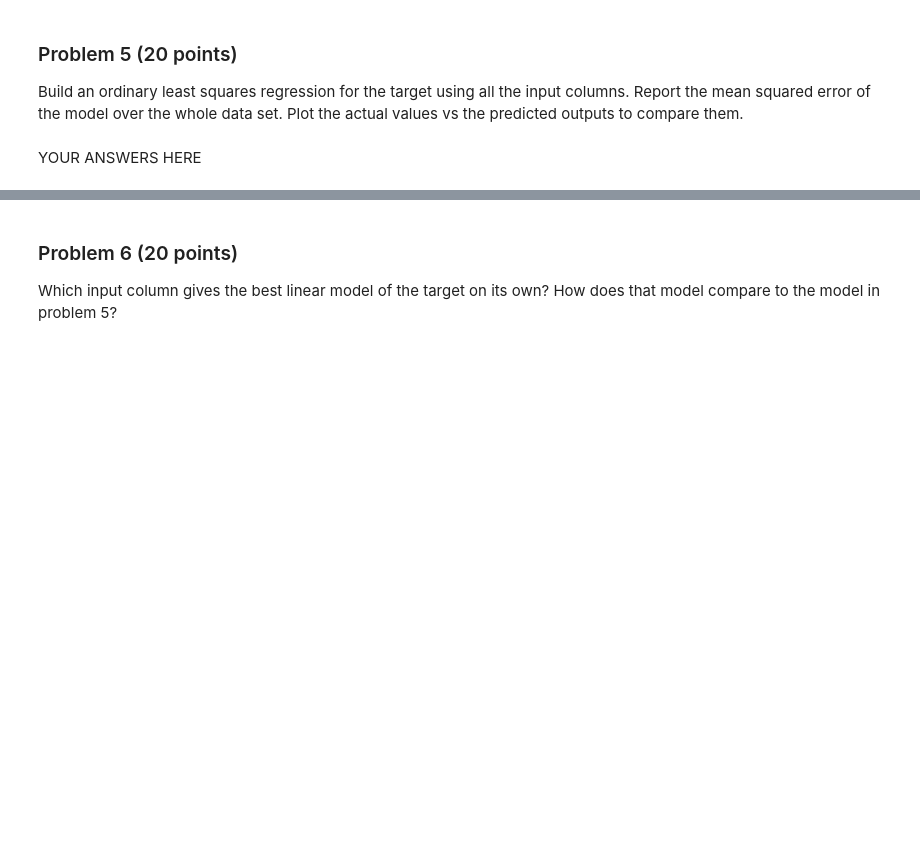
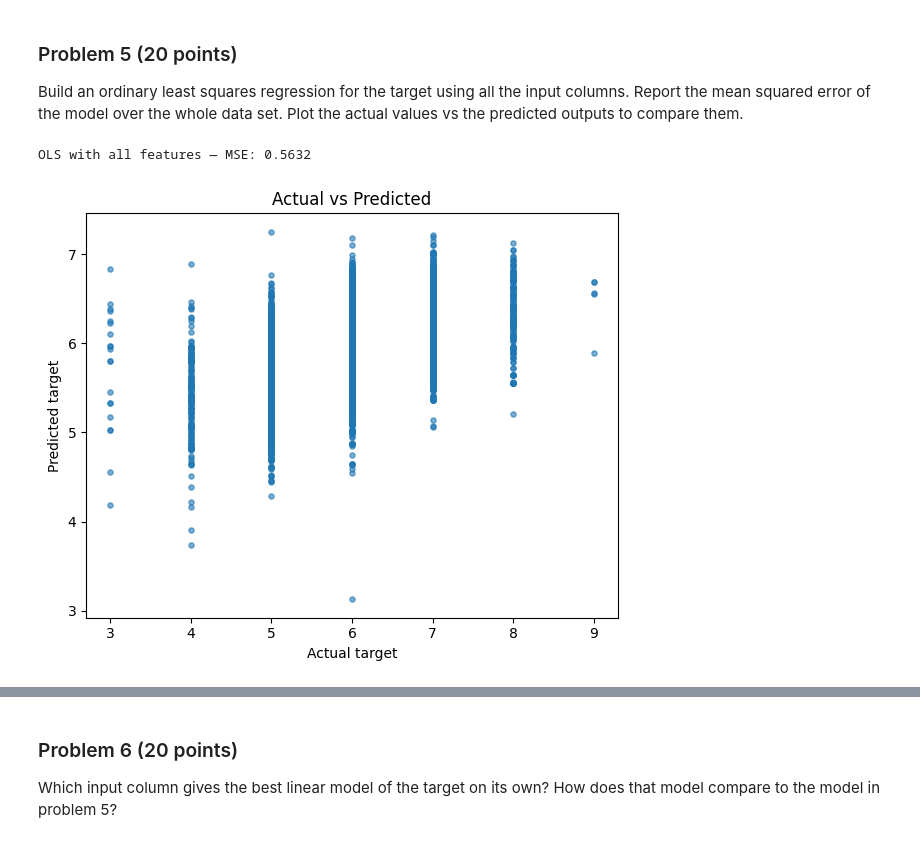
Before and after one commit to RevibeZ/dx601-final-project, a Jupyter notebook: project.ipynb, the cells around one changed output, grey strips where cells are left out. Cells and saved outputs as stored; diff of their text form; code cells hidden in the pictures; blank space fills up the shorter version.

```diff
--- a/project.ipynb
+++ b/project.ipynb
@@ -168,2 +238,28 @@ Plot the actual values vs the predicted outputs to compare them.
-# %% [markdown]
-YOUR ANSWERS HERE
+# %%
+TARGET_COL = "target"
+FEATURE_COLS = [c for c in df.columns if c != TARGET_COL]
+
+# Covert Pandas DF to NumPy arrays
+X = df[FEATURE_COLS].to_numpy()
+y = df[TARGET_COL].to_numpy()
+
+# Fit Ordinary Least Squares Regression
+ols = sklearn.linear_model.LinearRegression()
+ols.fit(X, y)
+
+# Predictions and Mean Squared Error
+y_pred = ols.predict(X)
+mse = np.mean((y - y_pred) ** 2)
+print(f"OLS with all features — MSE: {mse:.4f}")
+
+# Plot actual vs predicted
+plt.figure(figsize=(6, 5))
+plt.scatter(y, y_pred, s=14, alpha=0.6)
+plt.xlabel("Actual target")
+plt.ylabel("Predicted target")
+plt.title("Actual vs Predicted")
+plt.tight_layout()
+plt.show()
+# %% [output]
+OLS with all features — MSE: 0.5632
+[figure, added]
```
Also changed, not shown: parts of 17 cells of this notebook.
